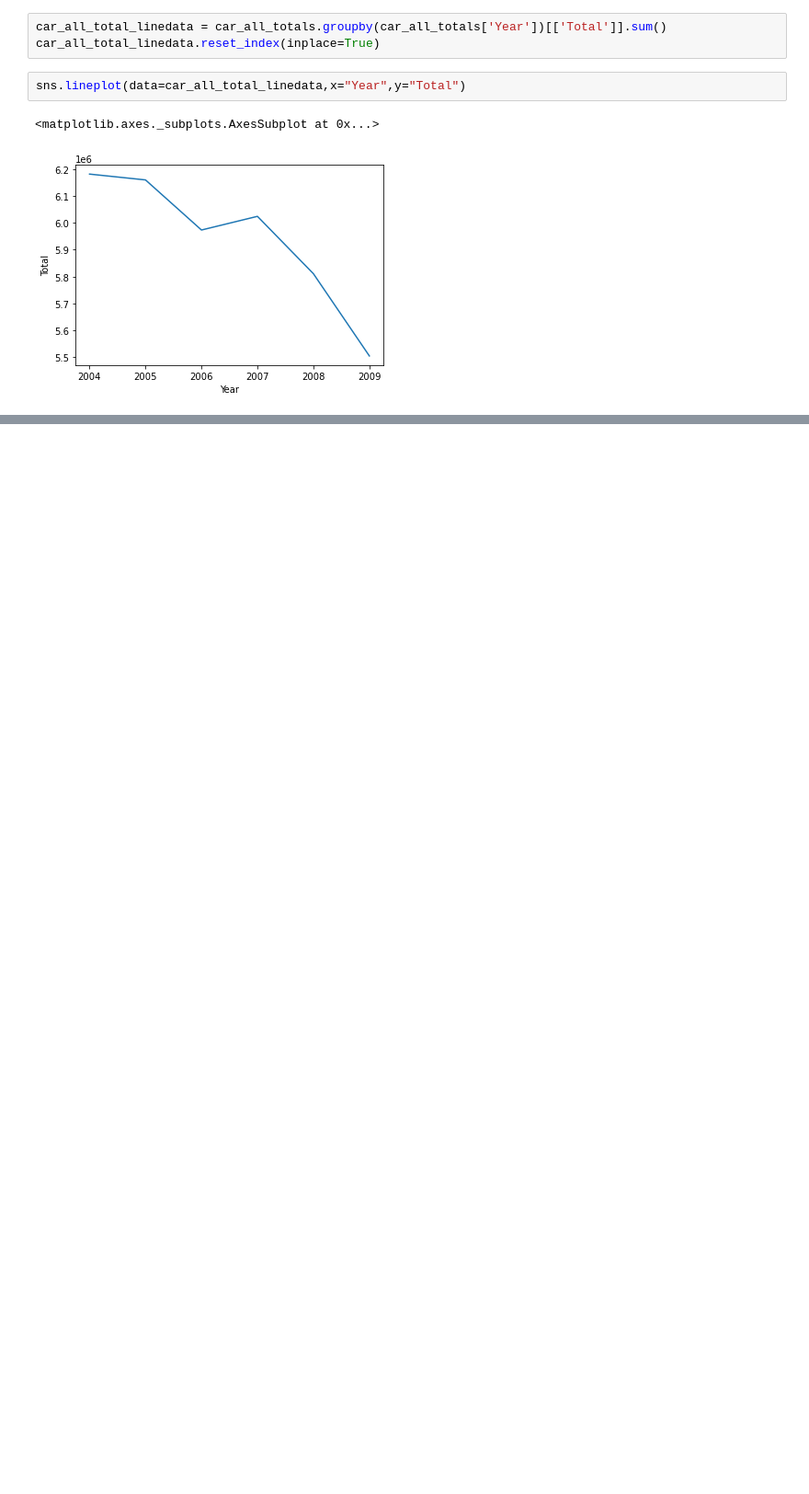
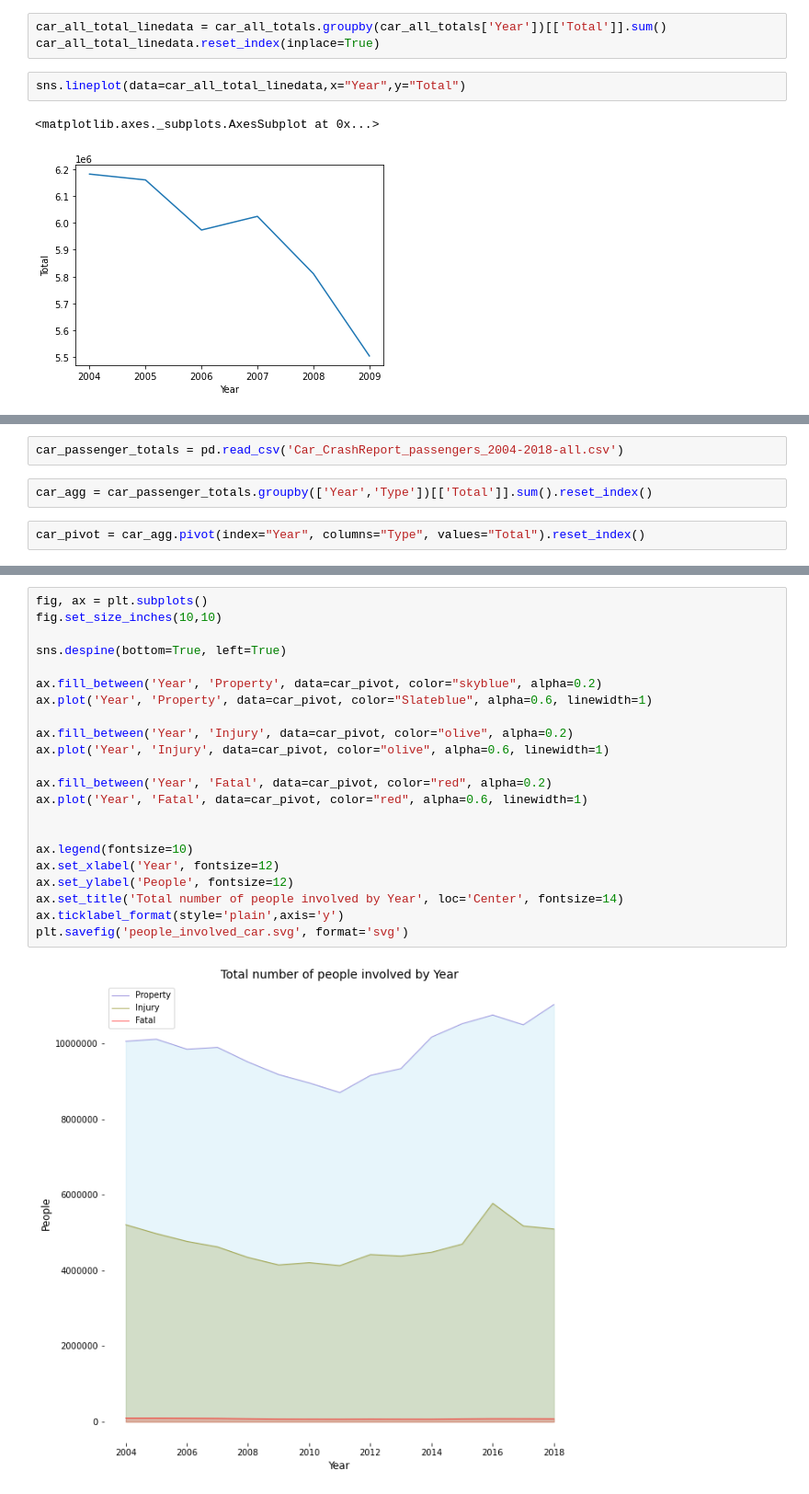
Before and after one commit to nps1984/DSC640, a Jupyter notebook: DSC640_NSalisbury_ProjectTask1/DSC640_NSalisbury_ProjectTask1-Dashboard.ipynb, the cells around one changed output, grey strips where cells are left out. Shown: that part at 92% size. Drawn from its saved outputs; the diff is of its cells as text; blank space fills up the shorter version.

```diff
--- a/DSC640_NSalisbury_ProjectTask1/DSC640_NSalisbury_ProjectTask1-Dashboard.ipynb
+++ b/DSC640_NSalisbury_ProjectTask1/DSC640_NSalisbury_ProjectTask1-Dashboard.ipynb
@@ -343,0 +500,6 @@ sns.lineplot(data=car_all_total_linedata,x="Year",y="Total")
+# %%
+car_passenger_totals = pd.read_csv('Car_CrashReport_passengers_2004-2018-all.csv')
+# %%
+car_agg = car_passenger_totals.groupby(['Year','Type'])[['Total']].sum().reset_index()
+# %%
+car_pivot = car_agg.pivot(index="Year", columns="Type", values="Total").reset_index()
@@ -343,0 +525,24 @@ sns.lineplot(data=car_all_total_linedata,x="Year",y="Total")
+# %%
+fig, ax = plt.subplots()
+fig.set_size_inches(10,10)
+
+sns.despine(bottom=True, left=True)
+
+ax.fill_between('Year', 'Property', data=car_pivot, color="skyblue", alpha=0.2)
+ax.plot('Year', 'Property', data=car_pivot, color="Slateblue", alpha=0.6, linewidth=1)
+
+ax.fill_between('Year', 'Injury', data=car_pivot, color="olive", alpha=0.2)
+ax.plot('Year', 'Injury', data=car_pivot, color="olive", alpha=0.6, linewidth=1)
+
+ax.fill_between('Year', 'Fatal', data=car_pivot, color="red", alpha=0.2)
+ax.plot('Year', 'Fatal', data=car_pivot, color="red", alpha=0.6, linewidth=1)
+
+
+ax.legend(fontsize=10)
+ax.set_xlabel('Year', fontsize=12)
+ax.set_ylabel('People', fontsize=12)
+ax.set_title('Total number of people involved by Year', loc='Center', fontsize=14)
+ax.ticklabel_format(style='plain',axis='y')
+plt.savefig('people_involved_car.svg', format='svg')
+# %% [output]
+[figure, added]
```
Also changed, not shown: parts of 37 cells of this notebook, 21 other files.
